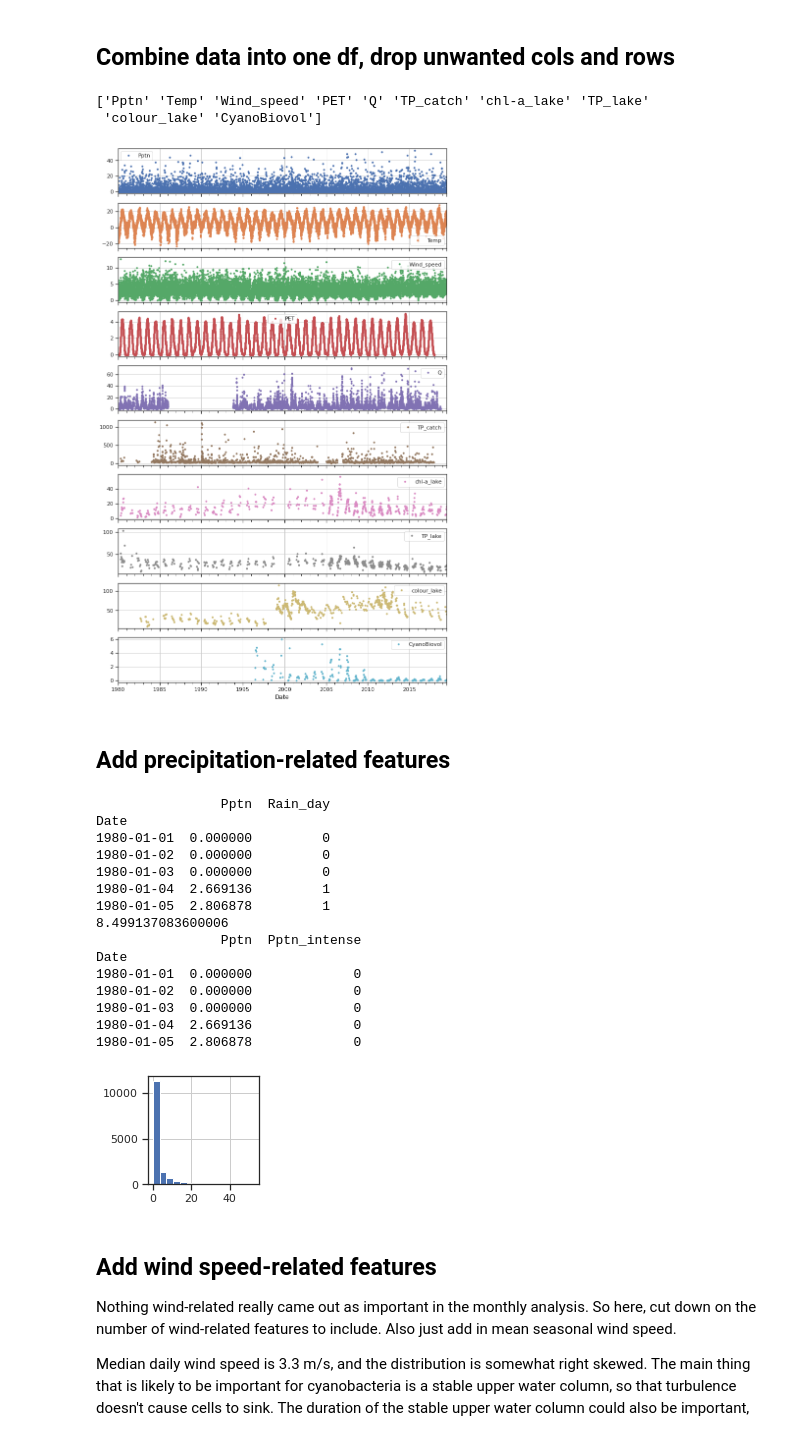
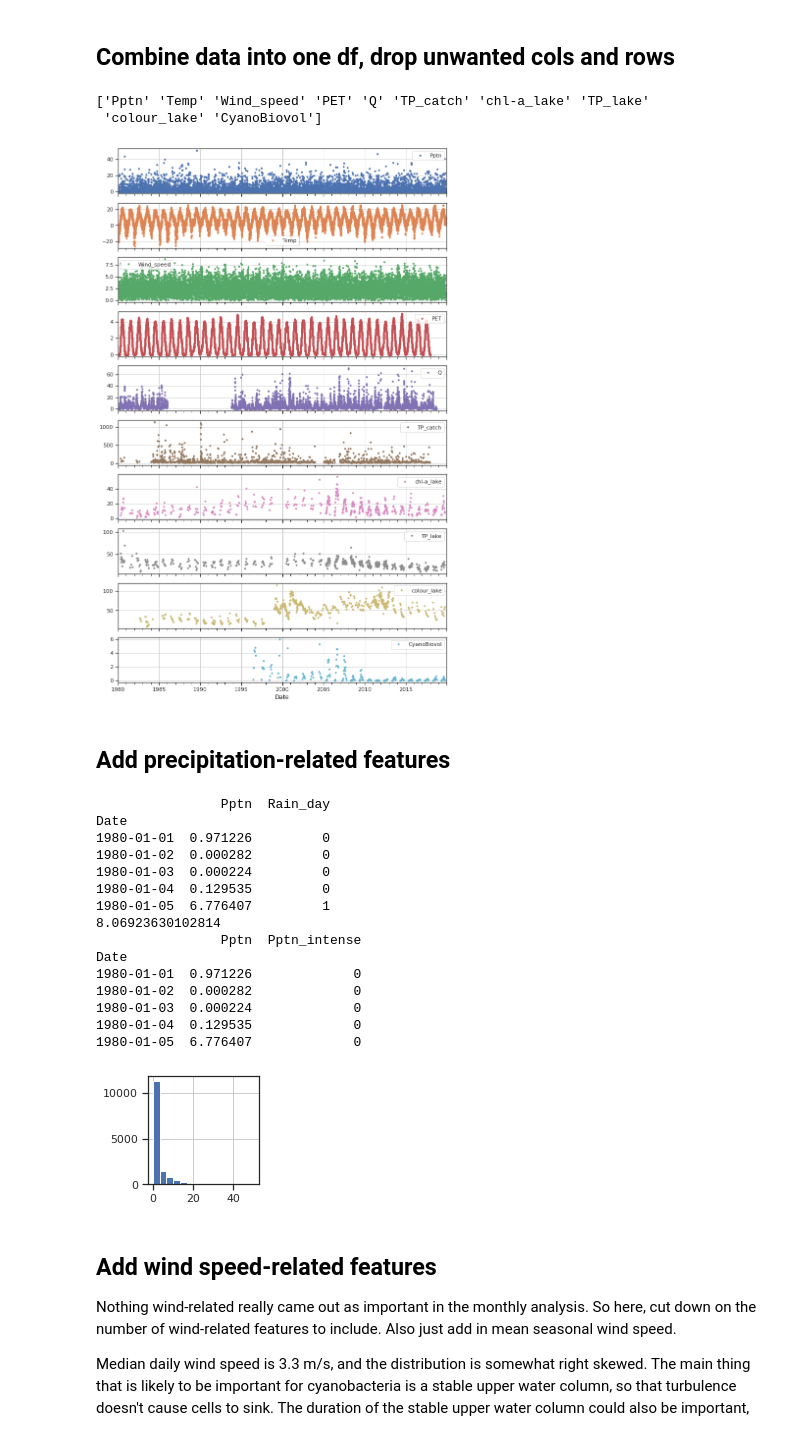
Before and after one commit to NIVANorge/seasonal_forecasting_watexr, a Jupyter notebook: Norway_Morsa/BayesianNetwork/Notebooks/01_data_preprocess_and_stats.ipynb, the cells around one changed output. Cells and saved outputs as stored; diff of their text form; code cells hidden in the pictures.

```diff
--- a/Norway_Morsa/BayesianNetwork/Notebooks/01_data_preprocess_and_stats.ipynb
+++ b/Norway_Morsa/BayesianNetwork/Notebooks/01_data_preprocess_and_stats.ipynb
@@ -47,7 +45,7 @@ inc_Van1 = 0
 # FILE PATHS to input data
 
 # Met (T, pptn, wind)
-met_source = 'metno' # Choose one of: 'metno', 'era5'
+met_source = 'era5' # Choose one of: 'metno', 'era5'
 met_fpath_dict = {'metno': r'../../Data/Meteorological/Obs_metno/Obs_Metno_1km_gridded_Morsa_v2.csv',
                   'era5': r'../../Data/Meteorological/06_era5/era5_morsa_1980-2019_daily.csv'}
 if met_source == 'metno': # Wind is in a separate file
@@ -75,6 +73,7 @@ ecol_fpath_dict = {'Van1': r'../Data/ExploratoryInput/Van1_PTI_Cyano_to2018.xlsx
 
 # Output folders
 out_file = r'../Data/DataMatrices'
+corr_coeff_folder = r'../Data/CorrelationCoeffs'
 graph_outfolder = r'../Figures'
 # %% [markdown]
 # Read in daily data
@@ -219,38 +218,37 @@ else:
     df_list = [met_df, Q_df, catchwq_df, lakewq_df, ecol_df]
 
 for i, df in enumerate(df_list):
     df = df.reindex(index=met_df.index)
     if i<1:
         daily_df = df
     else:
         daily_df = daily_df.join(df)
 
 # Remove data pre-1980
 daily_df = daily_df.loc['1980-01-01':,:]
 
 # Drop some cols and rename others
 if basin == 'Van2' and inc_Van1==1:
     cols_to_drop = ['SS_min_catch', 'SS_catch','TDP_catch','SRP_catch',
-                    'TOC_lake','TDP_lake','SS_lake','SS_min_lake',
+                    'TDP_lake','SS_lake','SS_min_lake',
                     'TOC_van1', 'TDP_van1', 'SS_min_van1', 'SS_van1',]
 else:
-    cols_to_drop = ['SS_min_catch', 'SS_catch','TDP_catch','SRP_catch',
-                    'TOC_lake','TDP_lake','SS_lake','SS_min_lake']
+    cols_to_drop = ['SS_min_catch', 'SS_catch','TDP_catch','SRP_catch']
 
 var_rename_dict = {'Biovolume_mm3_per_l':'Biovolume','Cyano_biovol_mm3_per_l':'CyanoBiovol'}
 
 daily_df.drop(cols_to_drop, axis=1, inplace=True)
 daily_df.rename(var_rename_dict, axis=1, inplace=True)
 
 # Check output
 print(daily_df.columns.values)
 daily_fig = daily_df.loc['1980-01-01':,:].plot(subplots=True, style='o', ms=3, figsize=(12,20), grid=True);
 
-# plt.savefig(os.path.join(graph_outfolder,'daily_data_tseries.png'))
+plt.savefig(os.path.join(graph_outfolder,'daily_data_tseries.png'))
 # %% [output]
 ['Pptn' 'Temp' 'Wind_speed' 'PET' 'Q' 'TP_catch' 'chl-a_lake' 'TP_lake'
  'colour_lake' 'CyanoBiovol']
-[figure, old version]
+[figure, new version]
 # %%
 # Wind speed in 1996 was really low. Real? Yep, looks like it. Just a really calm winter.
 # daily_df.loc['1994-01-01':'1998-12-31','Wind_speed'].plot(figsize=(10,3), grid=True)
@@ -289,20 +287,20 @@ print (daily_df[['Pptn','Pptn_intense']].head())
 # %% [output]
                 Pptn  Rain_day
 Date
-1980-01-01  0.000000         0
-1980-01-02  0.000000         0
-1980-01-03  0.000000         0
-1980-01-04  2.669136         1
-1980-01-05  2.806878         1
-8.499137083600006
+1980-01-01  0.971226         0
+1980-01-02  0.000282         0
+1980-01-03  0.000224         0
+1980-01-04  0.129535         0
+1980-01-05  6.776407         1
+8.06923630102814
                 Pptn  Pptn_intense
 Date
-1980-01-01  0.000000             0
-1980-01-02  0.000000             0
-1980-01-03  0.000000             0
-1980-01-04  2.669136             0
-1980-01-05  2.806878             0
+1980-01-01  0.971226             0
+1980-01-02  0.000282             0
+1980-01-03  0.000224             0
+1980-01-04  0.129535             0
+1980-01-05  6.776407             0
-[figure, old version]
+[figure, new version]
 # %% [markdown]
 ## Add wind speed-related features
 
```
Also changed, not shown: parts of 21 cells of this notebook, 24 other files.
